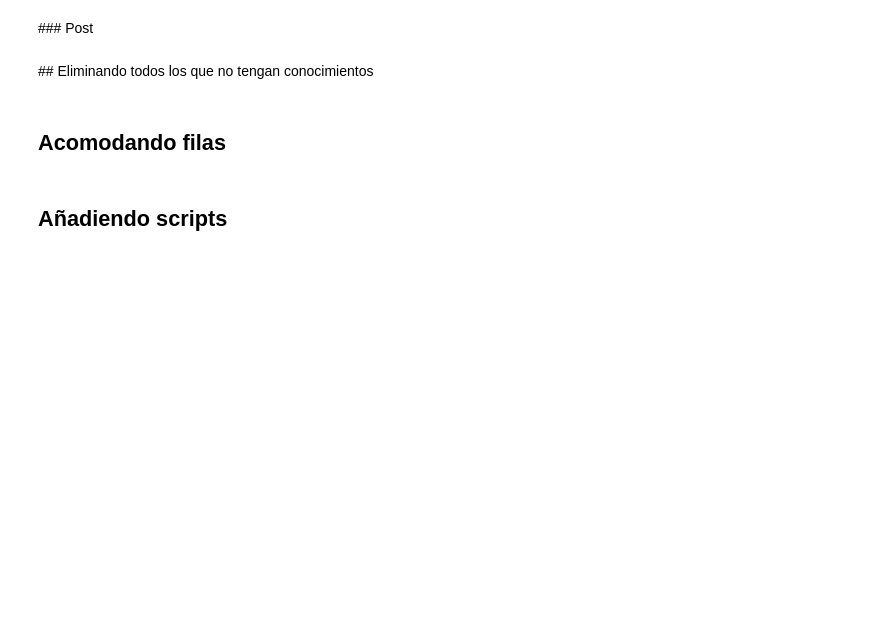
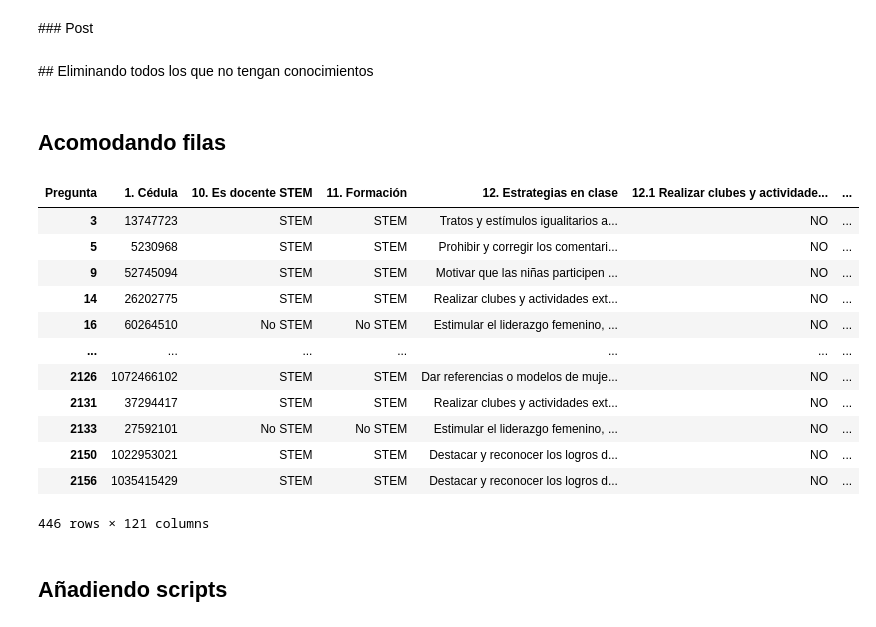
Before and after one commit to Grupo-Informatica-Educativa/CFK2022, a Jupyter notebook: utils/cleaners/Formacion/Limpieza.ipynb, the cells around one changed output. Drawn from its saved outputs; the diff is of its cells as text; code cells hidden in the pictures; blank space fills up the shorter version.

```diff
--- a/utils/cleaners/Formacion/Limpieza.ipynb
+++ b/utils/cleaners/Formacion/Limpieza.ipynb
@@ -552,6 +552,22 @@ df_post = df_post[df_post["1. Cédula"].isin(cedulas)]
 
 df_pre["Tipo"] = "Prestest"
 df_post["Tipo"] = "Postest"
+# %%
+df_pre
+# %% [output]
+| Pregunta | 1. Cédula | 10. Es docente STEM | 11. Formación | 12. Estrategias en clase | 12.1 Realizar clubes y actividade... | ... |
+| 3 | 13747723 | STEM | STEM | Tratos y estímulos igualitarios a... | NO | ... |
+| 5 | 5230968 | STEM | STEM | Prohibir y corregir los comentari... | NO | ... |
+| 9 | 52745094 | STEM | STEM | Motivar que las niñas participen ... | NO | ... |
+| 14 | 26202775 | STEM | STEM | Realizar clubes y actividades ext... | NO | ... |
+| 16 | 60264510 | No STEM | No STEM | Estimular el liderazgo femenino, ... | NO | ... |
+| ... | ... | ... | ... | ... | ... | ... |
+| 2126 | 1072466102 | STEM | STEM | Dar referencias o modelos de muje... | NO | ... |
+| 2131 | 37294417 | STEM | STEM | Realizar clubes y actividades ext... | NO | ... |
+| 2133 | 27592101 | No STEM | No STEM | Estimular el liderazgo femenino, ... | NO | ... |
+| 2150 | 1022953021 | STEM | STEM | Destacar y reconocer los logros d... | NO | ... |
+| 2156 | 1035415429 | STEM | STEM | Destacar y reconocer los logros d... | NO | ... |
+446 rows × 121 columns
 # %%
 col_caracterizacion=  [
     "1. Cédula",
```
Also changed, not shown: parts of 2 cells of this notebook, 6 other files.
